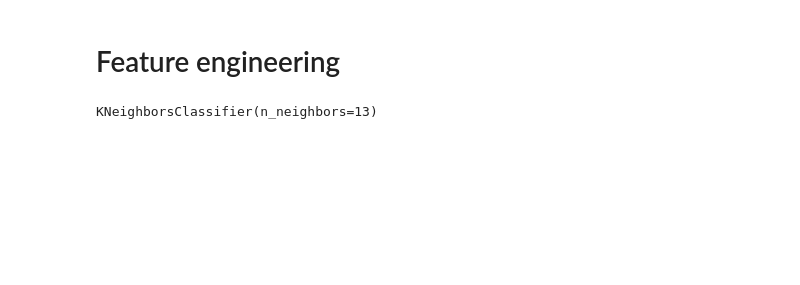
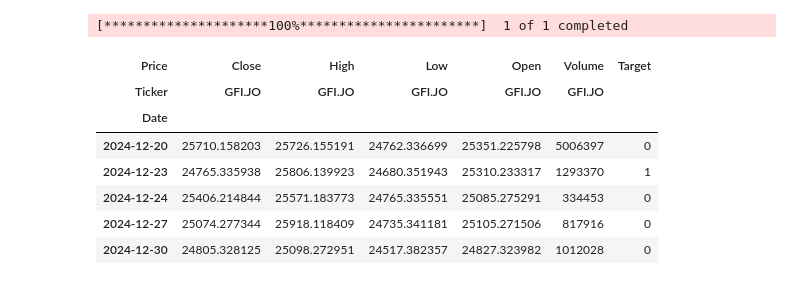
Before and after one commit to Deleon57/EDAR-Data, a Jupyter notebook: NEW_KNN(GFI).ipynb, the cells around one changed output. Saved outputs shown, nothing was run; the diff lists cells and outputs as text; code cells hidden in the pictures; blank space fills up the shorter version.

```diff
--- a/NEW_KNN(GFI).ipynb
+++ b/NEW_KNN(GFI).ipynb
@@ -61,2 +14,0 @@ data = data.dropna()
-# %% [markdown]
-# Feature engineering
@@ -80,0 +15,25 @@ X_test, y_test = test[features], test["Target"]
+# %%
+# Download 10 years of Gold Fields stock data
+ticker = "GFI.JO"
+data = yf.download(ticker, start="2013-01-01", end="2024-12-31")
+
+# Keep required features (including Volume)
+df = data[['Close', 'High', 'Low', 'Open', 'Volume']].copy()
+
+# Create target variable: 1 if next day's close > today's close, else 0
+df['Target'] = (df['Close'].shift(-1) > df['Close']).astype(int)
+
+# Drop last row (since it has no next day target)
+df = df.dropna()
+
+df.tail()
+# %% [output]
+[*********************100%***********************]  1 of 1 completed
+| Price | Close | High | Low | Open | Volume | Target |
+| Ticker | GFI.JO | GFI.JO | GFI.JO | GFI.JO | GFI.JO |  |
+| Date |  |  |  |  |  |  |
+| 2024-12-20 | 25710.158203 | 25726.155191 | 24762.336699 | 25351.225798 | 5006397 | 0 |
+| 2024-12-23 | 24765.335938 | 25806.139923 | 24680.351943 | 25310.233317 | 1293370 | 1 |
+| 2024-12-24 | 25406.214844 | 25571.183773 | 24765.335551 | 25085.275291 | 334453 | 0 |
+| 2024-12-27 | 25074.277344 | 25918.118409 | 24735.341181 | 25105.271506 | 817916 | 0 |
+| 2024-12-30 | 24805.328125 | 25098.272951 | 24517.382357 | 24827.323982 | 1012028 | 0 |
@@ -82,8 +51,3 @@ X_test, y_test = test[features], test["Target"]
 scaler = StandardScaler()
 X_train_scaled = scaler.fit_transform(X_train)
 X_test_scaled = scaler.transform(X_test)
-# %%
-knn = KNeighborsClassifier(n_neighbors=13)
-knn.fit(X_train_scaled, y_train)
-# %% [output]
-KNeighborsClassifier(n_neighbors=13)
```
Also changed, not shown: parts of 25 cells of this notebook.
